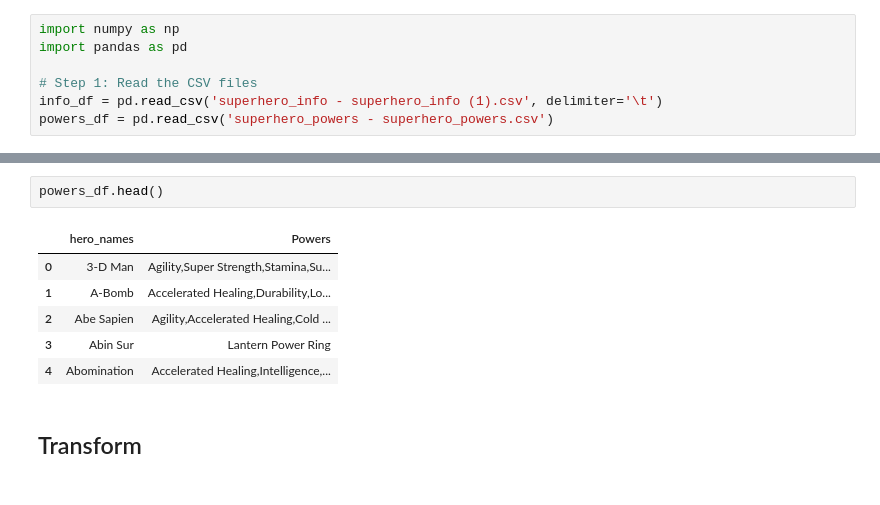
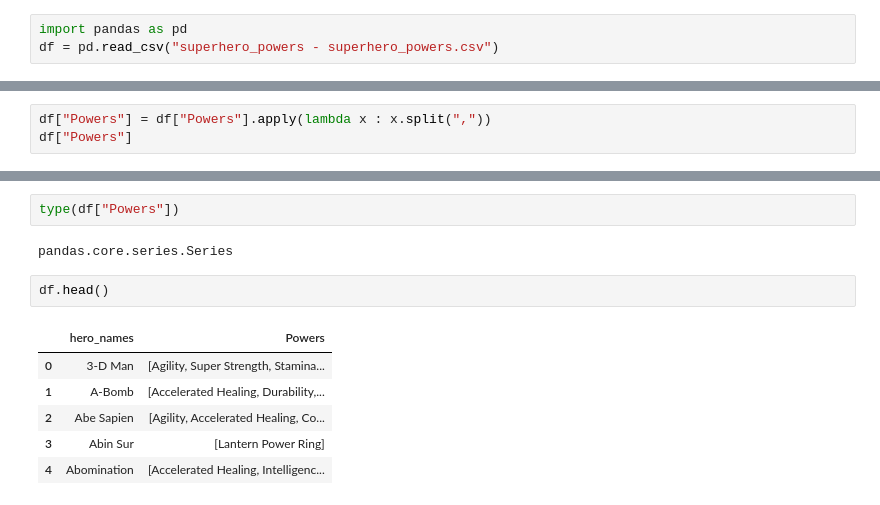
Before and after one commit to Soichiro-Gardinner/Super, a Jupyter notebook: Untitled.ipynb, the cells around one changed output, grey strips where cells are left out. Drawn from its saved outputs; the diff is of its cells as text.

```diff
--- a/Untitled.ipynb
+++ b/Untitled.ipynb
@@ -3,7 +1,3 @@
 # %%
-import numpy as np
 import pandas as pd
-
-# Step 1: Read the CSV files
-info_df = pd.read_csv('superhero_info - superhero_info (1).csv', delimiter='\t')
-powers_df = pd.read_csv('superhero_powers - superhero_powers.csv')
+df = pd.read_csv("superhero_powers - superhero_powers.csv")
@@ -27,0 +13,3 @@ Problematic Column: Hero|Publisher,Gender,Race,Alignment,Hair color,Eye color,Sk
+# %%
+df["Powers"] = df["Powers"].apply(lambda x : x.split(","))
+df["Powers"]
@@ -28,11 +29,13 @@ Problematic Column: Hero|Publisher,Gender,Race,Alignment,Hair color,Eye color,Sk
+# %%
+type(df["Powers"])
+# %% [output]
+pandas.core.series.Series
 # %%
-powers_df.head()
+df.head()
 # %% [output]
 |  | hero_names | Powers |
-| 0 | 3-D Man | Agility,Super Strength,Stamina,Su... |
-| 1 | A-Bomb | Accelerated Healing,Durability,Lo... |
-| 2 | Abe Sapien | Agility,Accelerated Healing,Cold ... |
-| 3 | Abin Sur | Lantern Power Ring |
-| 4 | Abomination | Accelerated Healing,Intelligence,... |
+| 0 | 3-D Man | [Agility, Super Strength, Stamina... |
+| 1 | A-Bomb | [Accelerated Healing, Durability,... |
+| 2 | Abe Sapien | [Agility, Accelerated Healing, Co... |
+| 3 | Abin Sur | [Lantern Power Ring] |
+| 4 | Abomination | [Accelerated Healing, Intelligenc... |
-# %% [markdown]
-## Transform
```
Also changed, not shown: parts of 19 cells of this notebook.
